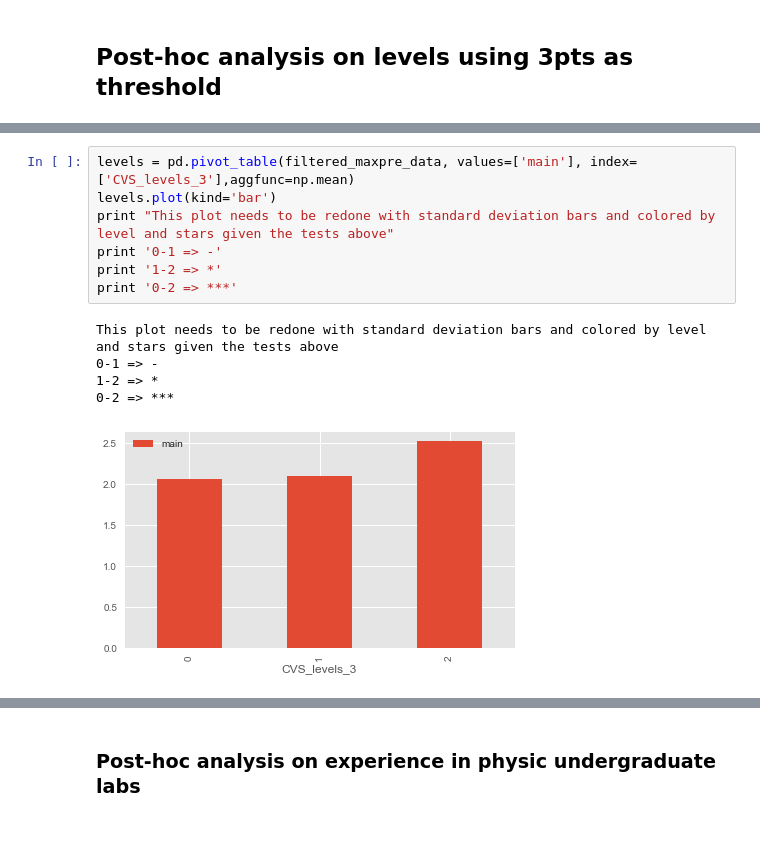
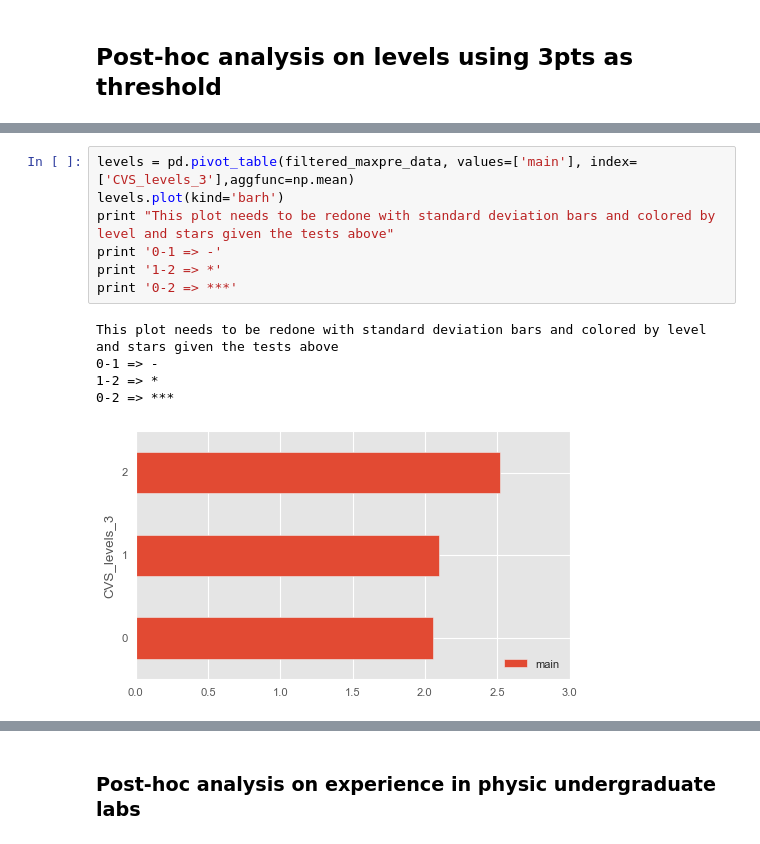
Before and after one commit to jmassall/inquiry_virtualLabs_study, a Jupyter notebook: analysis/for_AIED_submission/storyline.ipynb, the cells around one changed output, grey strips where cells are left out. Cells and saved outputs as stored; diff of their text form.

Commit message:
Added a few graphs for PHASERCON

```diff
--- a/analysis/for_AIED_submission/storyline.ipynb
+++ b/analysis/for_AIED_submission/storyline.ipynb
@@ -818,14 +834,14 @@ Warnings:
 strong multicollinearity problems or that the design matrix is singular.
 # %%
 levels = pd.pivot_table(filtered_maxpre_data, values=['main'], index=['CVS_levels_3'],aggfunc=np.mean)
-levels.plot(kind='bar')
+levels.plot(kind='barh')
 print "This plot needs to be redone with standard deviation bars and colored by level and stars given the tests above"
 print '0-1 => -'
 print '1-2 => *'
 print '0-2 => ***'
 # %% [output]
 This plot needs to be redone with standard deviation bars and colored by level and stars given the tests above
 0-1 => -
 1-2 => *
 0-2 => ***
-[figure, old version]
+[figure, new version]
```
Also changed, not shown: parts of 21 cells of this notebook.
